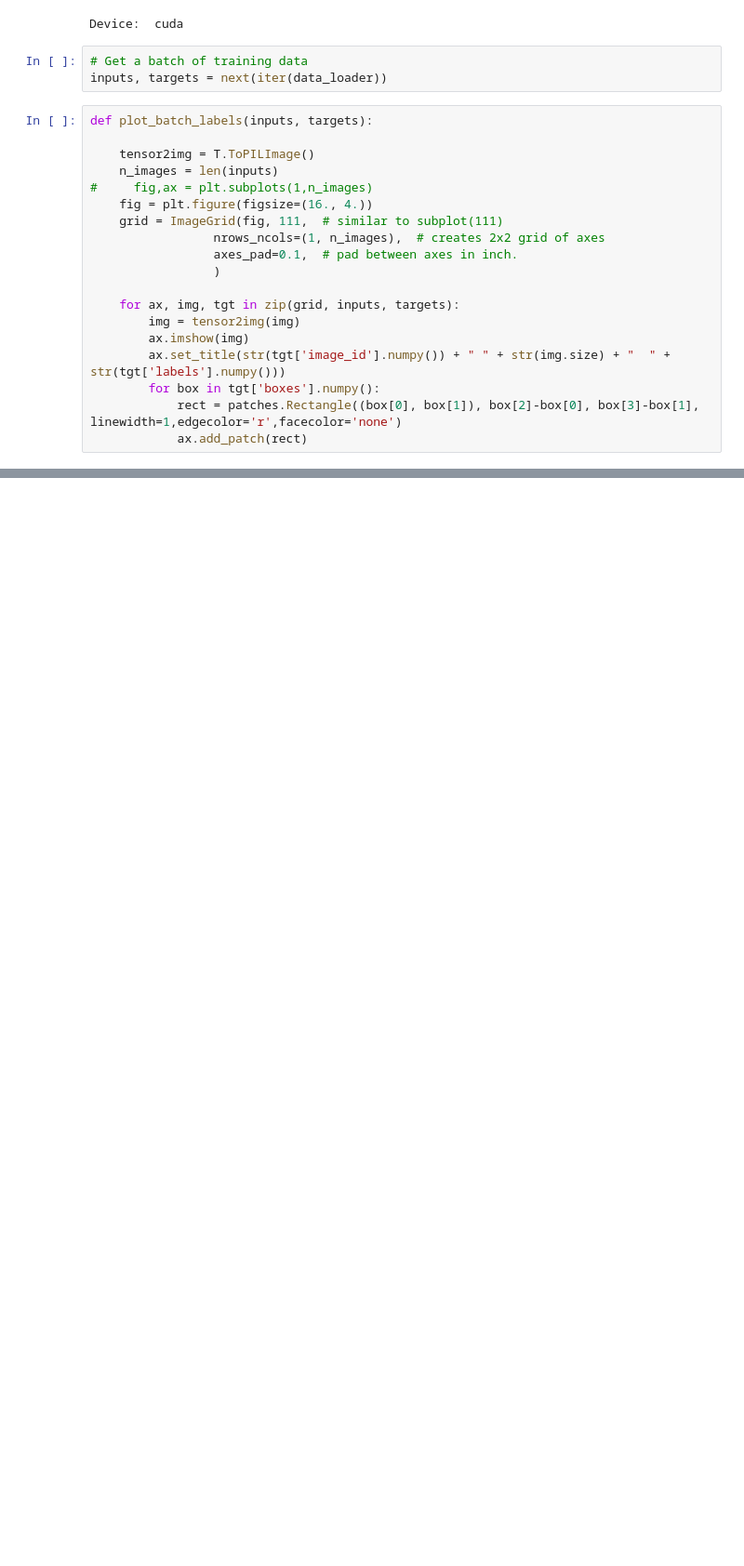
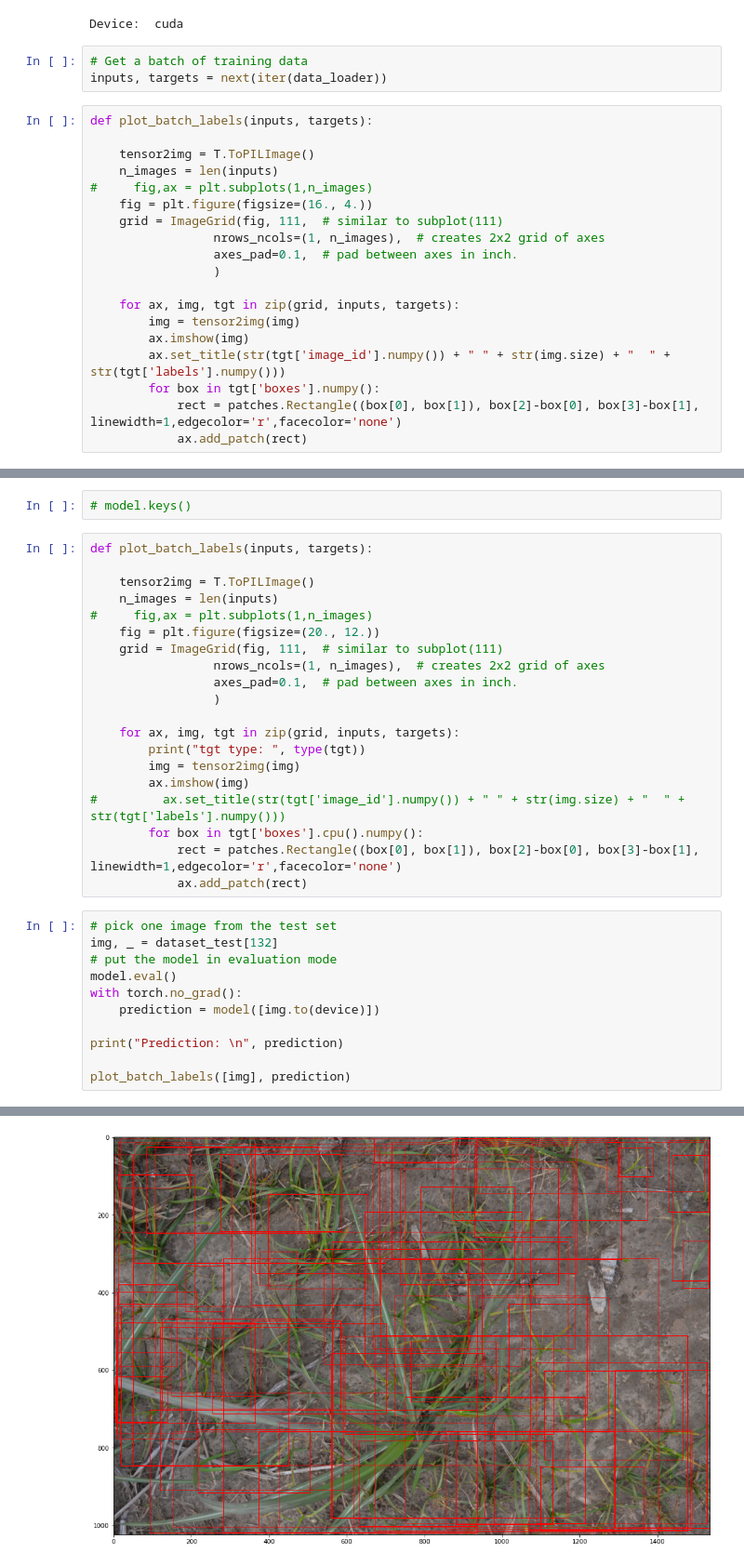
Before and after one commit to mschoder/sugarcane-weed-classification, a Jupyter notebook: models/FasterRCNN Transfer Learning.ipynb, the cells around one changed output, grey strips where cells are left out. Shown at 93% size. Saved outputs shown, nothing was run; the diff lists cells and outputs as text; blank space fills up the shorter version.

Commit message:
fasterrcnn output boxes

```diff
--- a/models/FasterRCNN Transfer Learning.ipynb
+++ b/models/FasterRCNN Transfer Learning.ipynb
@@ -452,0 +352,34 @@ model_ft = train_model(model, criterion, optimizer_ft, exp_lr_scheduler,
+# %%
+# model.keys()
+# %%
+def plot_batch_labels(inputs, targets):
+
+    tensor2img = T.ToPILImage()
+    n_images = len(inputs)
+#     fig,ax = plt.subplots(1,n_images)
+    fig = plt.figure(figsize=(20., 12.))
+    grid = ImageGrid(fig, 111,  # similar to subplot(111)
+                 nrows_ncols=(1, n_images),  # creates 2x2 grid of axes
+                 axes_pad=0.1,  # pad between axes in inch.
+                 )
+
+    for ax, img, tgt in zip(grid, inputs, targets):
+        print("tgt type: ", type(tgt))
+        img = tensor2img(img)
+        ax.imshow(img)
+#         ax.set_title(str(tgt['image_id'].numpy()) + " " + str(img.size) + "  " + str(tgt['labels'].numpy()))
+        for box in tgt['boxes'].cpu().numpy():
+            rect = patches.Rectangle((box[0], box[1]), box[2]-box[0], box[3]-box[1], linewidth=1,edgecolor='r',facecolor='none')
+            ax.add_patch(rect)
+# %%
+# pick one image from the test set
+img, _ = dataset_test[132]
+# put the model in evaluation mode
+model.eval()
+with torch.no_grad():
+    prediction = model([img.to(device)])
+
+print("Prediction: \n", prediction)
+
+plot_batch_labels([img], prediction)
+# %% [output]
@@ -452,0 +403 @@ model_ft = train_model(model, criterion, optimizer_ft, exp_lr_scheduler,
+[figure, added]
```
Also changed, not shown: parts of 12 cells of this notebook.
